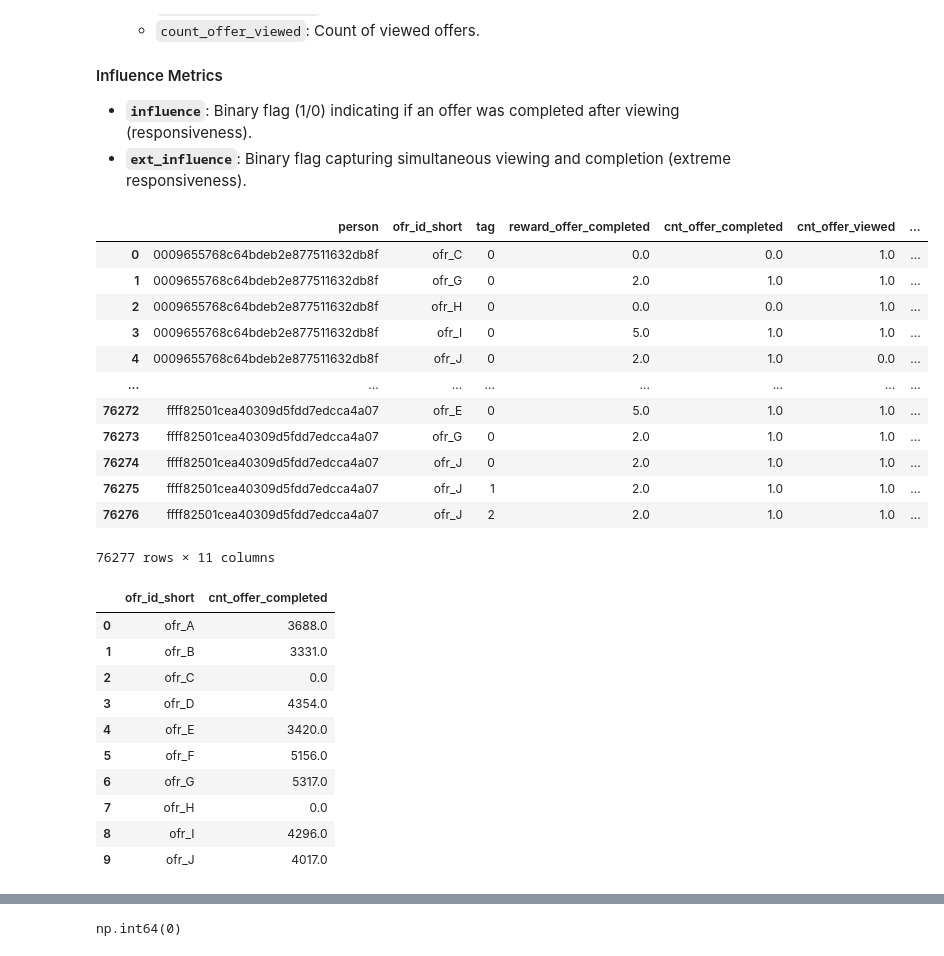
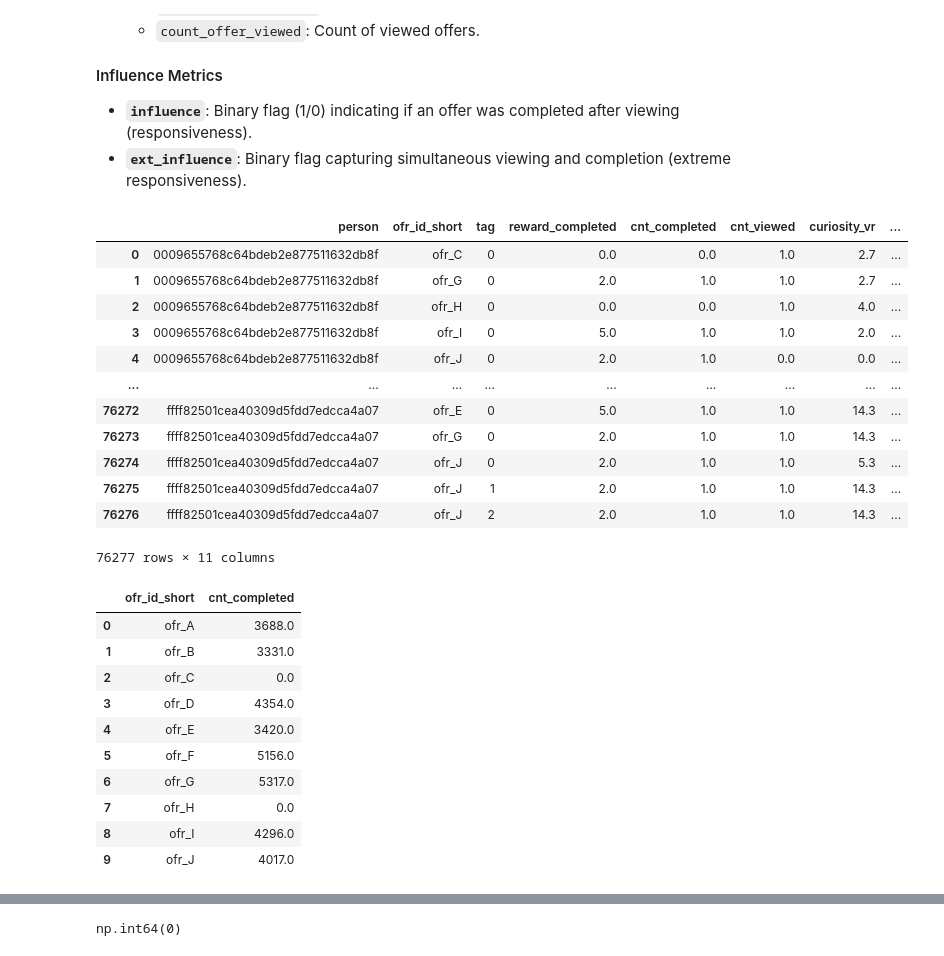
Before and after one commit to Niltonjuniorphd/Starbucks_project, a Jupyter notebook: Starbucks_Capstone_notebook_personal.ipynb, the cells around one changed output, grey strips where cells are left out. Drawn from its saved outputs; the diff is of its cells as text; code cells hidden in the pictures.

```diff
--- a/Starbucks_Capstone_notebook_personal.ipynb
+++ b/Starbucks_Capstone_notebook_personal.ipynb
@@ -393,15 +393,15 @@ value_df = pd.json_normalize(transcript['value'])
 transcript_b = pd.concat([transcript, value_df], axis=1).drop('value', axis=1)
 
 # Normalizing the event column categorie's names
-transcript_b['event'] = transcript_b['event'].str.replace(' ','_')
+transcript_b['event'] = [x.split(' ')[1] if len(x.split(' ')) > 1 else x for x in transcript_b['event']  ]
 
 # mapping the offer_id to the offer_id_short and Dropping the offer_id column
 transcript_b['ofr_id_short'] = transcript_b['offer_id'].map(port_id).fillna('tran')
 transcript_b = transcript_b.drop(columns = ['offer_id'])
 
 # fill the missing values in amount and reward with 0
-transcript_b['amount'] = transcript_b['amount'].fillna(0)
-transcript_b['reward'] = transcript_b['reward'].fillna(0)
+#transcript_b['amount'] = transcript_b['amount'].fillna(0)
+#transcript_b['reward'] = transcript_b['reward'].fillna(0)
 
 # creating a tag column to identify the order of the events for each person-offer-event fact
 transcript_b['tag'] = (
@@ -751,68 +917,68 @@ unique_event_features = (
 unique_event_features.columns = ['_'.join(col).strip('_') for col in unique_event_features.columns.to_flat_index()]
 
 # Dropping unnecessary reward columns (containing zero for all values)
-unique_event_features = unique_event_features.drop(columns=['reward_offer_received', 'reward_offer_viewed'])
+unique_event_features = unique_event_features.drop(columns=['reward_received', 'reward_viewed'])
 
 # Replacing NaN values with infinity to facilitate time calculations
-unique_event_features['time_offer_completed'] = unique_event_features['time_offer_completed'].fillna(np.inf)
-unique_event_features['time_offer_received'] = unique_event_features['time_offer_received'].fillna(np.inf)
-unique_event_features['time_offer_viewed'] = unique_event_features['time_offer_viewed'].fillna(np.inf)
+unique_event_features['time_completed'] = unique_event_features['time_completed'].fillna(np.inf)
+unique_event_features['time_received'] = unique_event_features['time_received'].fillna(np.inf)
+unique_event_features['time_viewed'] = unique_event_features['time_viewed'].fillna(np.inf)
 
 # Computing time differences for various stages of the offer lifecycle
-unique_event_features['to_vr'] = unique_event_features['time_offer_viewed'] - unique_event_features['time_offer_received']
-unique_event_features['to_cv'] = unique_event_features['time_offer_completed'] - unique_event_features['time_offer_viewed']
-unique_event_features['to_cr'] = unique_event_features['time_offer_completed'] - unique_event_features['time_offer_received']
+unique_event_features['to_vr'] = unique_event_features['time_viewed'] - unique_event_features['time_received']
+unique_event_features['to_cv'] = unique_event_features['time_completed'] - unique_event_features['time_viewed']
+unique_event_features['to_cr'] = unique_event_features['time_completed'] - unique_event_features['time_received']
 
 # Calculating curiosity, eagerness, and overall responsiveness scores
 unique_event_features['curiosity_vr'] = (1 / (unique_event_features['to_vr'] + 1)) * 100
 unique_event_features['eagerness_cv'] = [(1 / (x + 1))*100 if ((not np.isnan(x)) & (x >=0)) else -1 for x in unique_event_features['to_cv']]
 unique_event_features['overall_cr'] = (1 / (unique_event_features['to_cr'] + 1)) * 100
 
 # Defining influence metrics based on time conditions
 unique_event_features['influence'] = (
-    (~pd.isna(unique_event_features['time_offer_completed'])) &
-    (unique_event_features['time_offer_completed'] != np.inf) &
-    (unique_event_features['time_offer_completed'] >= unique_event_features['time_offer_viewed'])
+    (~pd.isna(unique_event_features['time_completed'])) &
+    (unique_event_features['time_completed'] != np.inf) &
+    (unique_event_features['time_completed'] >= unique_event_features['time_viewed'])
 ).astype(int)
 
 # Extreme influence is when the offer is viewed and completed at the same time.
 unique_event_features['ext_influence'] = (
-    (~pd.isna(unique_event_features['time_offer_viewed'])) &
-    (unique_event_features['time_offer_viewed'] != np.inf) &
-    (unique_event_features['time_offer_completed'] == unique_event_features['time_offer_viewed'])
+    (~pd.isna(unique_event_features['time_viewed'])) &
+    (unique_event_features['time_viewed'] != np.inf) &
+    (unique_event_features['time_completed'] == unique_event_features['time_viewed'])
 ).astype(int)
 
 # Dropping intermediate time calculation columns and others, rounding final values.
 unique_event_features = unique_event_features.drop(
-    columns=['time_offer_completed', 'time_offer_received', 'time_offer_viewed', 'to_vr', 'to_cv', 'to_cr', 'cnt_offer_received']
+    columns=['time_completed', 'time_received', 'time_viewed', 'to_vr', 'to_cv', 'to_cr', 'cnt_received']
 ).round(1)
 
 # Filling NaN values in columns with 0
 unique_event_features = unique_event_features.fillna(0)
 
 # Persisting the data in the gold layer
 unique_event_features.to_csv('medalion_data_store/silver/unique_event_features.csv')
 
 # Displaying the final DataFrame
 unique_event_features
 # %% [output]
-|  | person | ofr_id_short | tag | reward_offer_completed | cnt_offer_completed | cnt_offer_viewed | ... |
-| 0 | 0009655768c64bdeb2e877511632db8f | ofr_C | 0 | 0.0 | 0.0 | 1.0 | ... |
-| 1 | 0009655768c64bdeb2e877511632db8f | ofr_G | 0 | 2.0 | 1.0 | 1.0 | ... |
-| 2 | 0009655768c64bdeb2e877511632db8f | ofr_H | 0 | 0.0 | 0.0 | 1.0 | ... |
-| 3 | 0009655768c64bdeb2e877511632db8f | ofr_I | 0 | 5.0 | 1.0 | 1.0 | ... |
-| 4 | 0009655768c64bdeb2e877511632db8f | ofr_J | 0 | 2.0 | 1.0 | 0.0 | ... |
-| ... | ... | ... | ... | ... | ... | ... | ... |
-| 76272 | ffff82501cea40309d5fdd7edcca4a07 | ofr_E | 0 | 5.0 | 1.0 | 1.0 | ... |
-| 76273 | ffff82501cea40309d5fdd7edcca4a07 | ofr_G | 0 | 2.0 | 1.0 | 1.0 | ... |
-| 76274 | ffff82501cea40309d5fdd7edcca4a07 | ofr_J | 0 | 2.0 | 1.0 | 1.0 | ... |
-| 76275 | ffff82501cea40309d5fdd7edcca4a07 | ofr_J | 1 | 2.0 | 1.0 | 1.0 | ... |
-| 76276 | ffff82501cea40309d5fdd7edcca4a07 | ofr_J | 2 | 2.0 | 1.0 | 1.0 | ... |
+|  | person | ofr_id_short | tag | reward_completed | cnt_completed | cnt_viewed | curiosity_vr | ... |
+| 0 | 0009655768c64bdeb2e877511632db8f | ofr_C | 0 | 0.0 | 0.0 | 1.0 | 2.7 | ... |
+| 1 | 0009655768c64bdeb2e877511632db8f | ofr_G | 0 | 2.0 | 1.0 | 1.0 | 2.7 | ... |
+| 2 | 0009655768c64bdeb2e877511632db8f | ofr_H | 0 | 0.0 | 0.0 | 1.0 | 4.0 | ... |
+| 3 | 0009655768c64bdeb2e877511632db8f | ofr_I | 0 | 5.0 | 1.0 | 1.0 | 2.0 | ... |
+| 4 | 0009655768c64bdeb2e877511632db8f | ofr_J | 0 | 2.0 | 1.0 | 0.0 | 0.0 | ... |
+| ... | ... | ... | ... | ... | ... | ... | ... | ... |
+| 76272 | ffff82501cea40309d5fdd7edcca4a07 | ofr_E | 0 | 5.0 | 1.0 | 1.0 | 14.3 | ... |
+| 76273 | ffff82501cea40309d5fdd7edcca4a07 | ofr_G | 0 | 2.0 | 1.0 | 1.0 | 14.3 | ... |
+| 76274 | ffff82501cea40309d5fdd7edcca4a07 | ofr_J | 0 | 2.0 | 1.0 | 1.0 | 5.3 | ... |
+| 76275 | ffff82501cea40309d5fdd7edcca4a07 | ofr_J | 1 | 2.0 | 1.0 | 1.0 | 14.3 | ... |
+| 76276 | ffff82501cea40309d5fdd7edcca4a07 | ofr_J | 2 | 2.0 | 1.0 | 1.0 | 14.3 | ... |
 76277 rows × 11 columns
 # %%
-unique_event_features.groupby('ofr_id_short')['cnt_offer_completed'].sum().reset_index()
+unique_event_features.groupby('ofr_id_short')['cnt_completed'].sum().reset_index()
 # %% [output]
-|  | ofr_id_short | cnt_offer_completed |
+|  | ofr_id_short | cnt_completed |
 | 0 | ofr_A | 3688.0 |
 | 1 | ofr_B | 3331.0 |
 | 2 | ofr_C | 0.0 |
```
Also changed, not shown: parts of 18 cells of this notebook, 16 other files.
